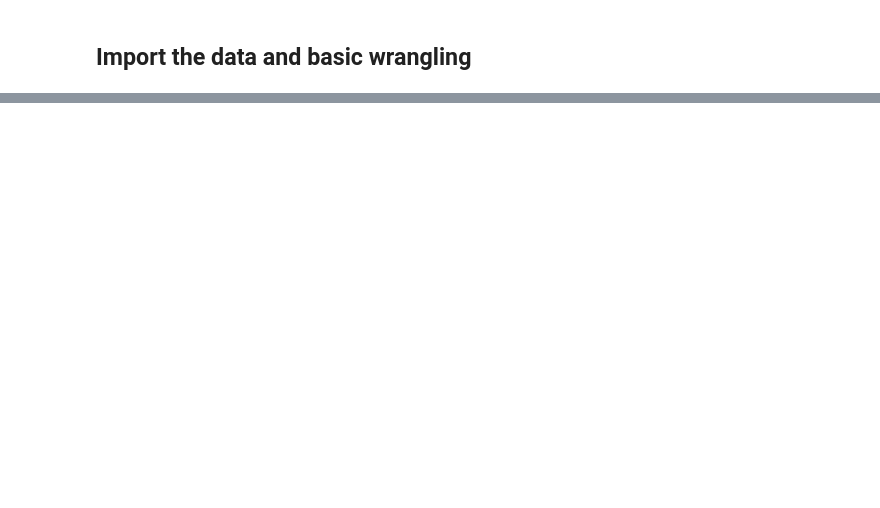
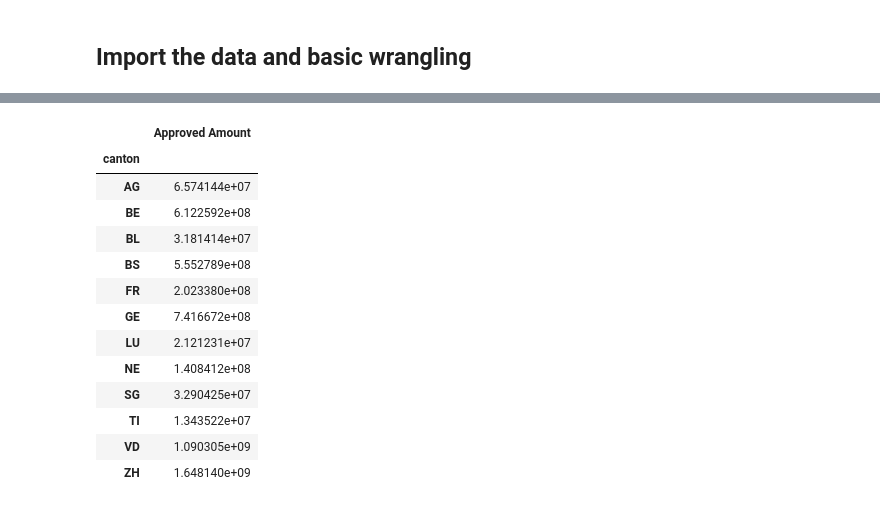
Before and after one commit to mgoretti/ada, a Jupyter notebook: 03 - Interactive Viz/Grantmap.ipynb, the cells around one changed output, grey strips where cells are left out. Drawn from its saved outputs; the diff is of its cells as text; code cells hidden in the pictures; blank space fills up the shorter version.

```diff
--- a/03 - Interactive Viz/Grantmap.ipynb
+++ b/03 - Interactive Viz/Grantmap.ipynb
@@ -35,0 +121,23 @@ df
+# %%
+# compute the sum of the grant by canton
+
+# def sum_approved_amout(entries):
+#     print(entries['Approved Amount'].apply(lambda x: float(x)))
+# grants[].groupby('canton').apply(sum_approved_amout)
+grants_by_canton = grants[['Approved Amount', 'canton']].groupby('canton').sum()
+grants_by_canton
+# %% [output]
+|  | Approved Amount |
+| canton |  |
+| AG | 6.574144e+07 |
+| BE | 6.122592e+08 |
+| BL | 3.181414e+07 |
+| BS | 5.552789e+08 |
+| FR | 2.023380e+08 |
+| GE | 7.416672e+08 |
+| LU | 2.121231e+07 |
+| NE | 1.408412e+08 |
+| SG | 3.290425e+07 |
+| TI | 1.343522e+07 |
+| VD | 1.090305e+09 |
+| ZH | 1.648140e+09 |
```
Also changed, not shown: parts of 11 cells of this notebook.
